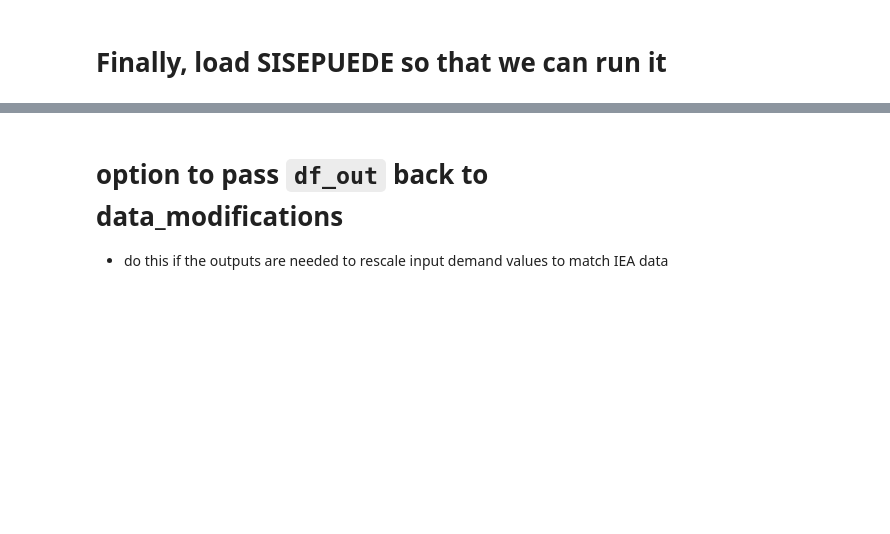
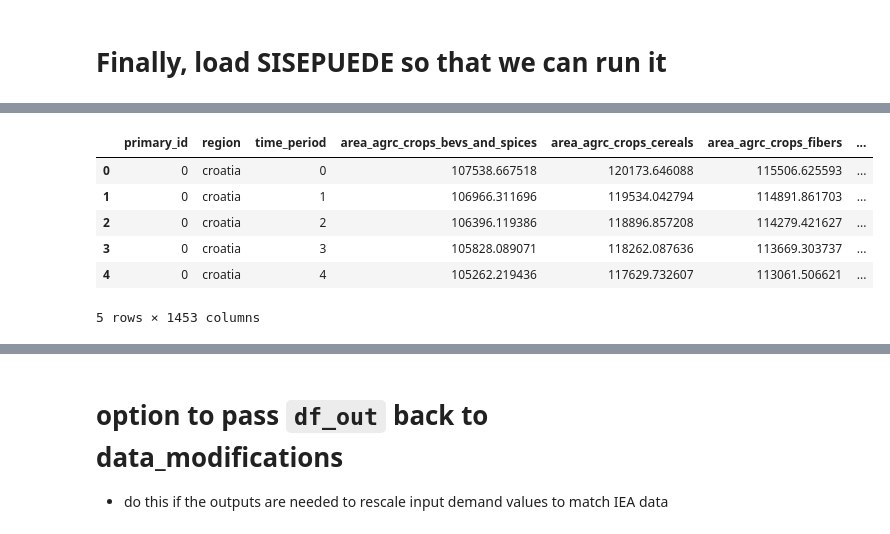
Before and after one commit to JuanRobledo12/sisepuede_region_nbs_tony_ver, a Jupyter notebook: croatia/croatia_manager_wb.ipynb, the cells around one changed output, grey strips where cells are left out. Cells and saved outputs as stored; diff of their text form; code cells hidden in the pictures; blank space fills up the shorter version.

```diff
--- a/croatia/croatia_manager_wb.ipynb
+++ b/croatia/croatia_manager_wb.ipynb
@@ -354,6 +361,16 @@ ssp.project_scenarios(
 # %%
 df_out = ssp.read_output(None)
 df_in = ssp.read_input(None)
+# %%
+df_out.head()
+# %% [output]
+|  | primary_id | region | time_period | area_agrc_crops_bevs_and_spices | area_agrc_crops_cereals | area_agrc_crops_fibers | ... |
+| 0 | 0 | croatia | 0 | 107538.667518 | 120173.646088 | 115506.625593 | ... |
+| 1 | 0 | croatia | 1 | 106966.311696 | 119534.042794 | 114891.861703 | ... |
+| 2 | 0 | croatia | 2 | 106396.119386 | 118896.857208 | 114279.421627 | ... |
+| 3 | 0 | croatia | 3 | 105828.089071 | 118262.087636 | 113669.303737 | ... |
+| 4 | 0 | croatia | 4 | 105262.219436 | 117629.732607 | 113061.506621 | ... |
+5 rows × 1453 columns
 # %%
 # Checking we've got an output df
 df_out[[col for col in df_out.columns if 'subsector' in col]].head()
```
Also changed, not shown: parts of 15 cells of this notebook, 10 other files.
